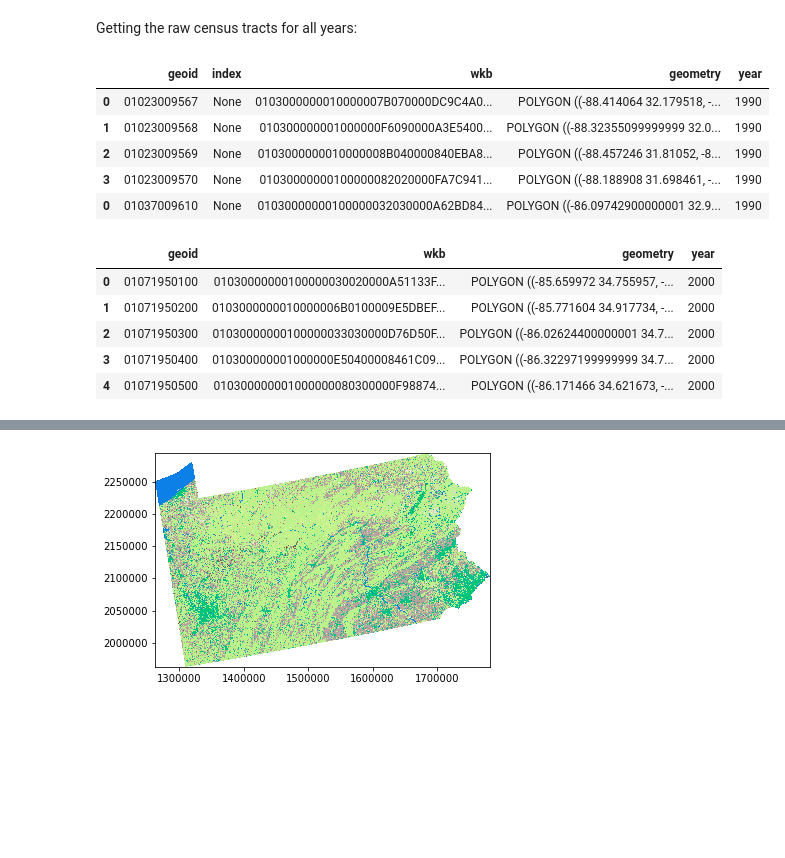
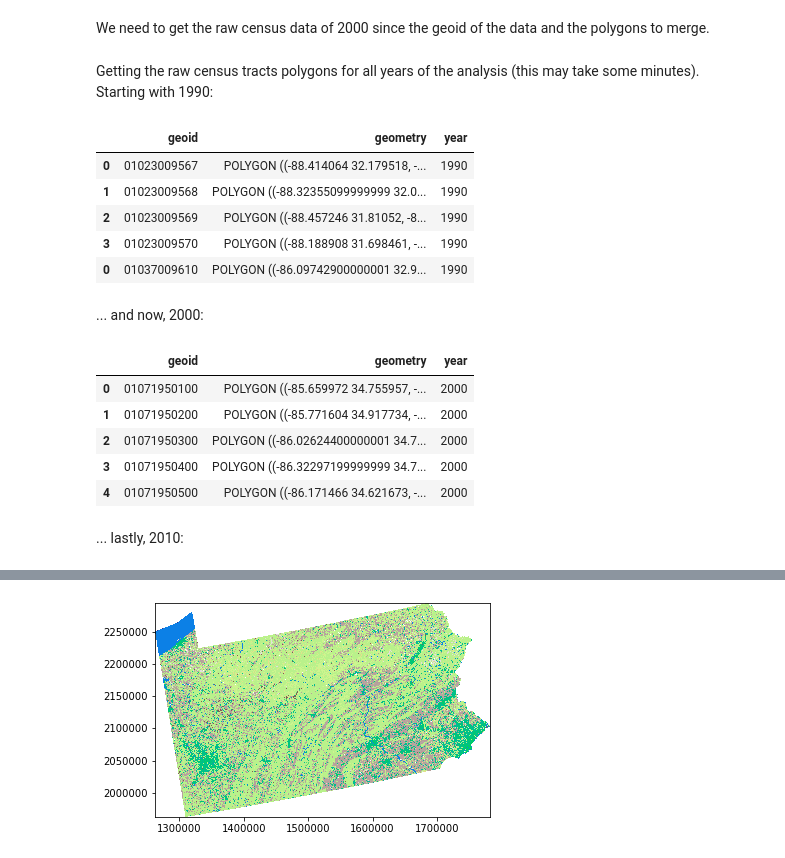
Before and after one commit to pysal/tobler, a Jupyter notebook: examples/harmonizing_community_example.ipynb, the cells around one changed output, grey strips where cells are left out. Cells and saved outputs as stored; diff of their text form; code cells hidden in the pictures; blank space fills up the shorter version.

```diff
--- a/examples/harmonizing_community_example.ipynb
+++ b/examples/harmonizing_community_example.ipynb
@@ -39 +52,3 @@ df_phili_2010 = df[(df['year'] == 2010) & (df.geoid.str[0:5] == '42101')][['geoi
+# %% [markdown]
+We need to get the raw census data of 2000 since the geoid of the data and the polygons to merge.
 # %%
@@ -44,29 +58,35 @@ df_phili_2000 = df_2000[df_2000.geoid.str[0:5] == '42101']
 # %% [markdown]
-Getting the raw census tracts for all years:
+Getting the raw census tracts polygons for all years of the analysis (this may take some minutes). Starting with 1990:
 # %%
-df = census.tracts_1990()
-df['geometry'] = df.wkb.apply(lambda x: loads(x, hex=True))
-gdf_1990 = gpd.GeoDataFrame(df)
+aux = census.tracts_1990()
+aux['geometry'] = aux.wkb.apply(lambda x: loads(x, hex=True))
+aux = aux.drop(['wkb', 'index'], axis = 1)
+gdf_1990 = gpd.GeoDataFrame(aux)
 gdf_1990['year'] = '1990'
 gdf_1990.head()
 # %% [output]
-|  | geoid | index | wkb | geometry | year |
-| 0 | 01023009567 | None | 0103000000010000007B070000DC9C4A0... | POLYGON ((-88.414064 32.179518, -... | 1990 |
-| 1 | 01023009568 | None | 010300000001000000F6090000A3E5400... | POLYGON ((-88.32355099999999 32.0... | 1990 |
-| 2 | 01023009569 | None | 0103000000010000008B040000840EBA8... | POLYGON ((-88.457246 31.81052, -8... | 1990 |
-| 3 | 01023009570 | None | 01030000000100000082020000FA7C941... | POLYGON ((-88.188908 31.698461, -... | 1990 |
-| 0 | 01037009610 | None | 01030000000100000032030000A62BD84... | POLYGON ((-86.09742900000001 32.9... | 1990 |
+|  | geoid | geometry | year |
+| 0 | 01023009567 | POLYGON ((-88.414064 32.179518, -... | 1990 |
+| 1 | 01023009568 | POLYGON ((-88.32355099999999 32.0... | 1990 |
+| 2 | 01023009569 | POLYGON ((-88.457246 31.81052, -8... | 1990 |
+| 3 | 01023009570 | POLYGON ((-88.188908 31.698461, -... | 1990 |
+| 0 | 01037009610 | POLYGON ((-86.09742900000001 32.9... | 1990 |
+# %% [markdown]
+... and now, 2000:
 # %%
-df = census.tracts_2000()
-df['geometry'] = df.wkb.apply(lambda x: loads(x, hex=True))
-gdf_2000 = gpd.GeoDataFrame(df)
+aux = census.tracts_2000()
+aux['geometry'] = aux.wkb.apply(lambda x: loads(x, hex=True))
+aux = aux.drop(['wkb'], axis = 1)
+gdf_2000 = gpd.GeoDataFrame(aux)
 gdf_2000['year'] = '2000'
 gdf_2000.head()
 # %% [output]
-|  | geoid | wkb | geometry | year |
-| 0 | 01071950100 | 01030000000100000030020000A51133F... | POLYGON ((-85.659972 34.755957, -... | 2000 |
-| 1 | 01071950200 | 0103000000010000006B0100009E5DBEF... | POLYGON ((-85.771604 34.917734, -... | 2000 |
-| 2 | 01071950300 | 01030000000100000033030000D76D50F... | POLYGON ((-86.02624400000001 34.7... | 2000 |
-| 3 | 01071950400 | 010300000001000000E50400008461C09... | POLYGON ((-86.32297199999999 34.7... | 2000 |
-| 4 | 01071950500 | 010300000001000000080300000F98874... | POLYGON ((-86.171466 34.621673, -... | 2000 |
+|  | geoid | geometry | year |
+| 0 | 01071950100 | POLYGON ((-85.659972 34.755957, -... | 2000 |
+| 1 | 01071950200 | POLYGON ((-85.771604 34.917734, -... | 2000 |
+| 2 | 01071950300 | POLYGON ((-86.02624400000001 34.7... | 2000 |
+| 3 | 01071950400 | POLYGON ((-86.32297199999999 34.7... | 2000 |
+| 4 | 01071950500 | POLYGON ((-86.171466 34.621673, -... | 2000 |
+# %% [markdown]
+... lastly, 2010:
 # %%
```
Also changed, not shown: parts of 54 cells of this notebook.
